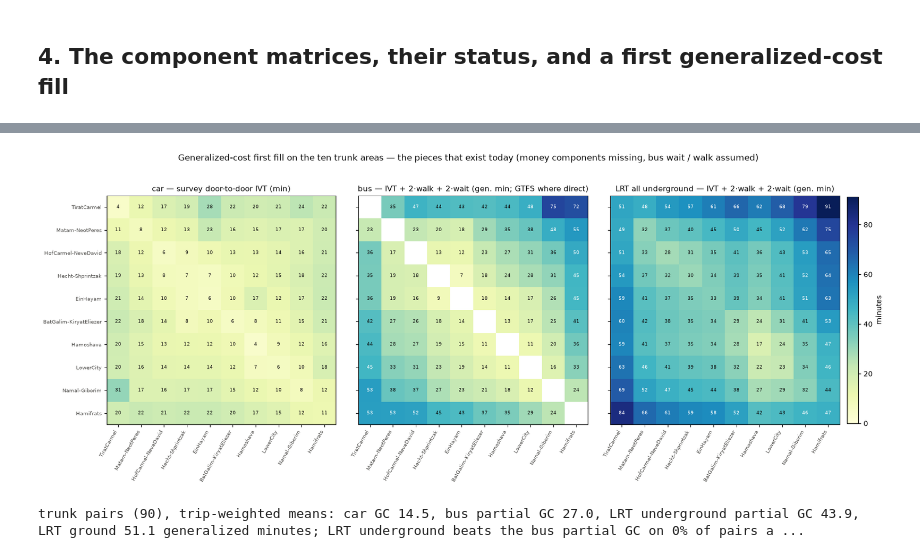
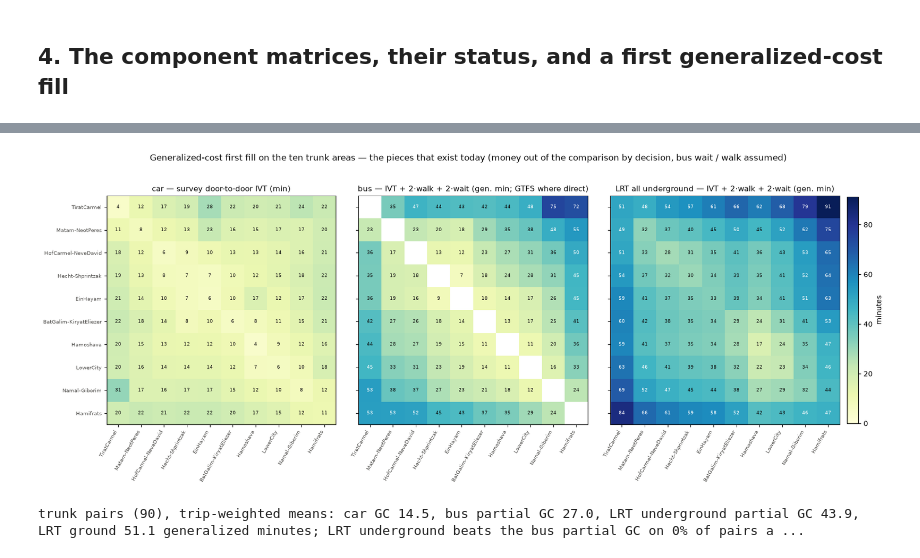
Before and after one commit to oh-da/Nofit_LRT_Extension, a Jupyter notebook: notebooks/current/GC_data_inventory_and_skims.ipynb, the cells around one changed output, grey strips where cells are left out. Drawn from its saved outputs; the diff is of its cells as text; code cells hidden in the pictures.

```diff
--- a/notebooks/current/GC_data_inventory_and_skims.ipynb
+++ b/notebooks/current/GC_data_inventory_and_skims.ipynb
@@ -381,8 +381,8 @@ def add(mode, comp, M, status, source, unit='min'):
 # car
 add('car', 'ivt', car_ivt, car_status, 'THS 2017/18 AM car trips, door-to-door TrvlTime; EB blend with t = a + b·km where < 10 sampled')
 add('car', 'walk', 0.0, 'assumed', 'included in the door-to-door survey time'); add('car', 'wait', 0.0, 'assumed', 'n/a'); add('car', 'transfers', 0.0, 'assumed', 'n/a', 'count')
-add('car', 'fare', 0.0, 'missing', 'operating cost per km × distance — needs נוהל פר"ת unit cost', 'ILS')
-add('car', 'parking', PARKING, 'missing', 'parking charge by destination area — needs a tariff table; survey parkType gives the paid share', 'ILS')
+add('car', 'fare', 0.0, 'constant', 'money out of the comparison by decision (22 Sep 2026): a constant per trip against the flat transit fare, absorbed by the pivot; carried at zero', 'ILS')
+add('car', 'parking', PARKING, 'constant', 'excluded by the same decision; carried at zero', 'ILS')
 # bus
 bs = np.full((A, A), 'derived', dtype=object); np.fill_diagonal(bs, 'missing'); bus_status = pd.DataFrame(bs, index=AREAS, columns=AREAS)
 add('bus', 'ivt_fastest_path_floor', bus_ivt, bus_status, 'fastest bus-served path, May 2026 link speeds weekday 3 07:00–08:00 (lower bound: no wait, no transfer, assumes a service on the path)')
@@ -398,13 +398,13 @@ if HAVE_GTFS:
     add('brt', 'walk', bus_walk_final.where(brt_ivt_gtfs.notna()), brt_st, 'as bus (nearest served stop) — a BRT-stop-specific access is a refinement')
     add('brt', 'wait', (brt_hw_gtfs / 2).clip(upper=WAIT_CAP), brt_st, 'half the combined Metronit headway 07:00–08:00, capped at 10 min')
     add('brt', 'transfers', pd.DataFrame(0.0, index=AREAS, columns=AREAS).where(brt_ivt_gtfs.notna()), brt_st, 'direct service', 'count')
-    add('brt', 'fare', FARE['bus'], 'missing', 'fare tables', 'ILS')
+    add('brt', 'fare', FARE['bus'], 'constant', 'flat integrated fare with a daily cap — the same as bus and LRT; carried at zero', 'ILS')
 else:
     add('bus', 'ivt', bus_ivt, bus_status, 'fastest bus-served path (lower bound) — GTFS skim not yet available')
     add('bus', 'walk', BUS_WALK_DEFAULT, 'assumed', f'{BUS_WALK_DEFAULT:.0f} min access + egress placeholder — replace with GTFS stop locations')
     add('bus', 'wait', min(HEADWAY['bus'] / 2, WAIT_CAP), 'assumed', f'headway {HEADWAY["bus"]:.0f} min placeholder / 2 — replace with GTFS headways per pair')
     add('bus', 'transfers', np.nan, 'missing', 'route structure per pair — needs GTFS path building', 'count')
-add('bus', 'fare', FARE['bus'], 'missing', 'fare tables (metropolitan fare zones)', 'ILS')
+add('bus', 'fare', FARE['bus'], 'constant', 'flat integrated fare with a daily cap — the same for every transit mode and pair; carried at zero', 'ILS')
 # lrt
 for sc in ['all_underground', 'all_ground']:
     m = f'lrt_{sc}'; M = lrt_ivt[sc].reindex(index=AREAS, columns=AREAS)
@@ -415,10 +415,10 @@ for sc in ['all_underground', 'all_ground']:
     add(m, 'walk', walk.where(stt == 'derived'), stt, 'TAZ centroid → nearest station × 1.3 detour at 4.8 km/h; population-weighted access + employment-weighted egress')
     add(m, 'wait', pd.DataFrame(min(HEADWAY['lrt'] / 2, WAIT_CAP), index=AREAS, columns=AREAS).where(stt == 'derived'), stt.replace('derived', 'assumed'), f'headway {HEADWAY["lrt"]:.0f} min (12 departures an hour, assumption of 22 Sep 2026) / 2')
     add(m, 'transfers', pd.DataFrame(0.0, index=AREAS, columns=AREAS).where(stt == 'derived'), stt.replace('derived', 'assumed'), 'single line on the trunk; branch transfers undefined until the branch alignments exist', 'count')
-    add(m, 'fare', FARE['lrt'], 'missing', 'fare policy for the LRT (integrated with bus?)', 'ILS')
+    add(m, 'fare', FARE['lrt'], 'constant', 'flat integrated fare with a daily cap — the same as bus and Metronit; carried at zero', 'ILS')
 long = pd.DataFrame(long); long['value'] = long['value'].astype(float)
 long.to_csv(f'{OUT}/gc_components_area_v2_long.csv', index=False, float_format='%.3f')
-# generalized cost per mode with the plan's weights; missing money components enter at zero and are flagged
+# generalized cost per mode with the plan's weights; the money components are constant by decision and enter at zero
 def gc_of(mode):
     c = long[long['mode'] == mode].pivot_table(index=['o', 'd'], columns='component', values='value', aggfunc='first').reindex(pd.MultiIndex.from_product([AREAS, AREAS], names=['o', 'd']))
     col = lambda k: c[k].fillna(0) if k in c else pd.Series(0.0, index=c.index)
@@ -493,31 +493,31 @@ inv.to_csv(f'{OUT}/gc_data_inventory.csv', index=False); inv
 # %%
 fig, axes = plt.subplots(1, 3, figsize=(19, 5.8), facecolor='white', gridspec_kw={'wspace': 0.08})
 trunk = [a for a in AREAS if 201 <= a <= 210]
 for ax, (m, title) in zip(axes, [('car', 'car — survey door-to-door IVT (min)'), ('bus', 'bus — IVT + 2·walk + 2·wait (gen. min; GTFS where direct)' if HAVE_GTFS else 'bus — fastest bus-served path IVT, 07:00–08:00 (min)'), ('lrt_all_underground', 'LRT all underground — IVT + 2·walk + 2·wait (gen. min)')]):
     M = GC[m].reindex(index=trunk, columns=trunk).values.astype(float)
     im = ax.imshow(M, cmap='YlGnBu', vmin=0, vmax=np.nanmax([np.nanmax(GC[k].reindex(index=trunk, columns=trunk).values) for k in ['car', 'bus', 'lrt_all_underground']]))
     ax.set_xticks(range(len(trunk))); ax.set_xticklabels([names[a] for a in trunk], rotation=60, ha='right', fontsize=7.5, color=INK2); ax.set_yticks(range(len(trunk))); ax.set_yticklabels([names[a] for a in trunk] if ax is axes[0] else [], fontsize=7.5, color=INK2)
     for i in range(len(trunk)):
         for j in range(len(trunk)):
             if np.isfinite(M[i, j]): ax.text(j, i, f'{M[i, j]:.0f}', ha='center', va='center', fontsize=6.5, color='white' if M[i, j] > 45 else INK)
     ax.set_title(title, color=INK, fontsize=10.5)
 fig.colorbar(im, ax=axes, fraction=0.015, pad=0.01, label='minutes')
-fig.suptitle('Generalized-cost first fill on the ten trunk areas — the pieces that exist today (money components missing, bus wait / walk assumed)', color=INK, fontsize=12, y=1.02)
+fig.suptitle('Generalized-cost first fill on the ten trunk areas — the pieces that exist today (money out of the comparison by decision, bus wait / walk assumed)', color=INK, fontsize=12, y=1.02)
 fig.savefig('Output/figures/gc_first_fill_trunk_v2.png', dpi=150, bbox_inches='tight', facecolor='white'); plt.show()
 # side-by-side on the served pairs: how the three modes compare before calibration
 pairs = [(o, d_) for o in trunk for d_ in trunk if o != d_]
 cmpdf = pd.DataFrame({'pair': [f'{names[o]} → {names[d_]}' for o, d_ in pairs], 'car GC': [GC['car'].loc[o, d_] for o, d_ in pairs], 'bus GC (partial)': [GC['bus'].loc[o, d_] for o, d_ in pairs],
                       'LRT underground GC (partial)': [GC['lrt_all_underground'].loc[o, d_] for o, d_ in pairs], 'LRT ground GC (partial)': [GC['lrt_all_ground'].loc[o, d_] for o, d_ in pairs],
                       'transit 2022 trips': [pd.read_csv('Output/corridor_v2/transit_2022_area_v2.csv', index_col=0).loc[o, str(d_)] for o, d_ in pairs], 'car 2022 trips': [pd.read_csv('Output/corridor_v2/car_2022_area_v2.csv', index_col=0).loc[o, str(d_)] for o, d_ in pairs]})
 cmpdf['LRT ug − bus'] = cmpdf['LRT underground GC (partial)'] - cmpdf['bus GC (partial)']; cmpdf['LRT ug − car'] = cmpdf['LRT underground GC (partial)'] - cmpdf['car GC']
 cmpdf.to_csv(f'{OUT}/gc_trunk_pairs_comparison.csv', index=False, float_format='%.1f')
 w = cmpdf['transit 2022 trips'] + cmpdf['car 2022 trips']
 print(f"trunk pairs ({len(pairs)}), trip-weighted means: car GC {np.average(cmpdf['car GC'], weights=w):.1f}, bus partial GC {np.average(cmpdf['bus GC (partial)'], weights=w):.1f}, "
       f"LRT underground partial GC {np.average(cmpdf['LRT underground GC (partial)'], weights=w):.1f}, LRT ground {np.average(cmpdf['LRT ground GC (partial)'], weights=w):.1f} generalized minutes; "
       f"LRT underground beats the bus partial GC on {(cmpdf['LRT ug − bus'] < 0).mean():.0%} of pairs and car on {(cmpdf['LRT ug − car'] < 0).mean():.0%}")
 cmpdf.sort_values('transit 2022 trips', ascending=False).head(15).round(1)
 # %% [output]
-[figure, old version]
+[figure, new version]
 trunk pairs (90), trip-weighted means: car GC 14.5, bus partial GC 27.0, LRT underground partial GC 43.9, LRT ground 51.1 generalized minutes; LRT underground beats the bus partial GC on 0% of pairs a ...
 |  | pair | car GC | bus GC (partial) | LRT underground GC (partial) | LRT ground GC (partial) | transit 2022 trips | ... |
 | 28 | Hecht-Shprintzak → Matam-NeotPeres | 12.8 | 18.5 | 36.5 | 41.2 | 348.3 | ... |
```
Also changed, not shown: parts of 5 cells of this notebook, 42 other files.
